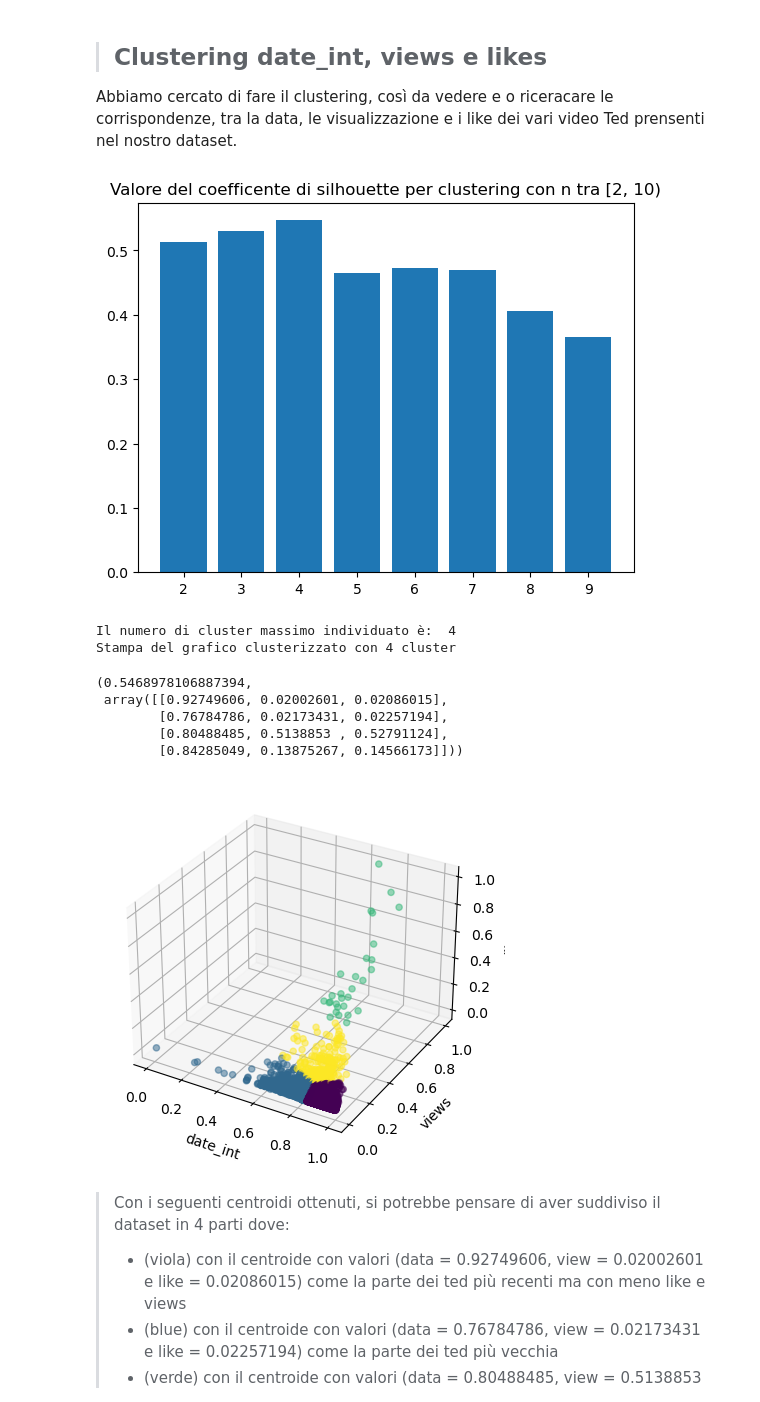
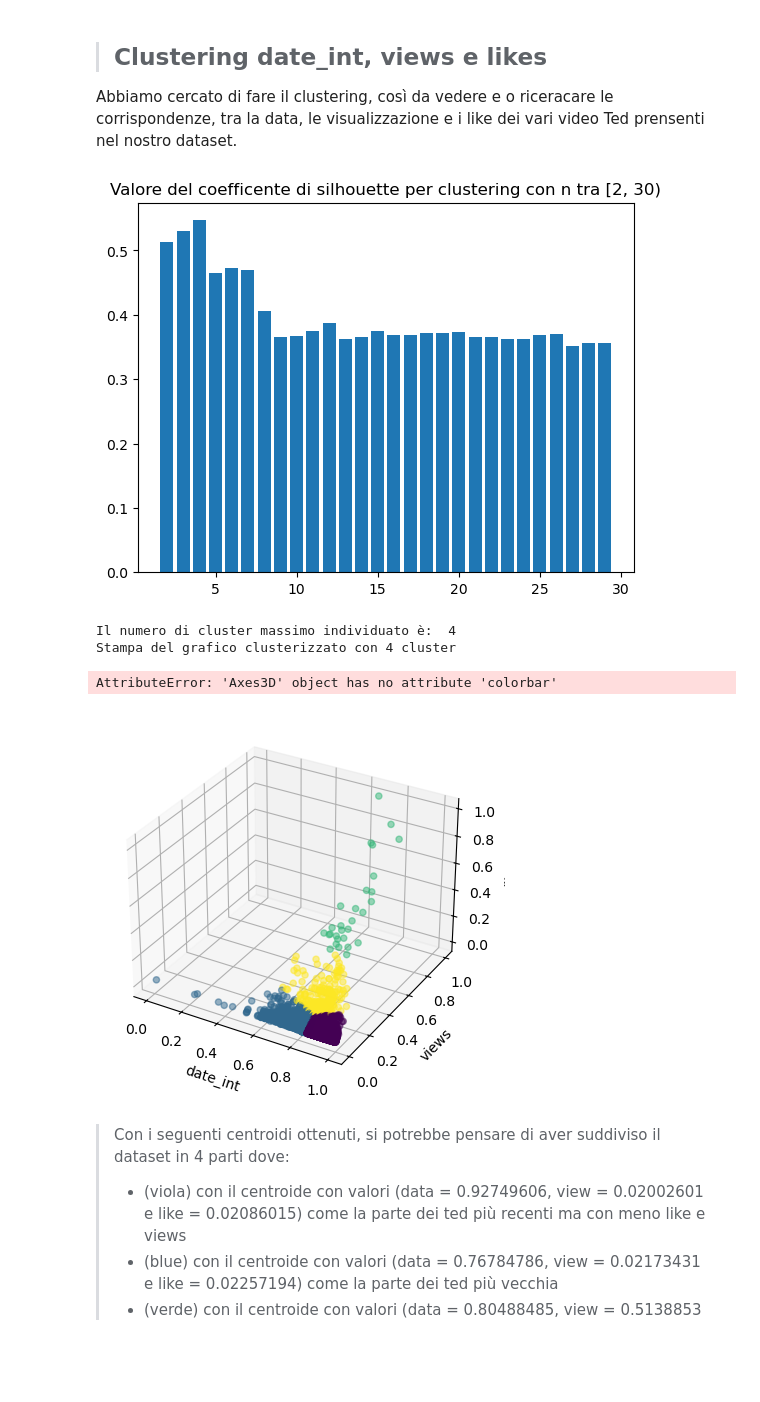
Before and after one commit to InKeaton/DataTed, a Jupyter notebook: data_ted_neo.ipynb, the cells around one changed output. Saved outputs shown, nothing was run; the diff lists cells and outputs as text; code cells hidden in the pictures; blank space fills up the shorter version.

```diff
--- a/data_ted_neo.ipynb
+++ b/data_ted_neo.ipynb
@@ -744,34 +753,30 @@ Abbiamo cercato di fare il clustering, così da vedere e o riceracare le corrisp
 # %%
 daTed['date_int'] = daTed['date'].astype(int)
 sil_list = []
 max_k = 0
 
-for k in range(2, 10):
+for k in range(2, 30):
     r, _ = cluster_df(daTed, 'date_int', 'views', 'likes', k)
     sil_list.append (r)
     if(sil_list[max_k] < sil_list[len(sil_list)-1]):
         max_k = len(sil_list)-1
 
-plt.title("Valore del coefficente di silhouette per clustering con n tra [2, 10)")
-plt.bar([x for x in range(2,10)], sil_list)
+plt.title("Valore del coefficente di silhouette per clustering con n tra [2, 30)")
+plt.bar([x for x in range(2,30)], sil_list)
 plt.show()
 
 print(
       "Il numero di cluster massimo individuato è: ", max_k+2,
       "\nStampa del grafico clusterizzato con", max_k+2, "cluster"
      )
 
 
 cluster_df(daTed, 'date_int', 'views', 'likes', max_k+2, make_plot=1)
 # %% [output]
-[figure, old version]
+[figure, new version]
 Il numero di cluster massimo individuato è:  4
 Stampa del grafico clusterizzato con 4 cluster
-(0.5468978106887394,
- array([[0.92749606, 0.02002601, 0.02086015],
-        [0.76784786, 0.02173431, 0.02257194],
-        [0.80488485, 0.5138853 , 0.52791124],
-        [0.84285049, 0.13875267, 0.14566173]]))
+AttributeError: 'Axes3D' object has no attribute 'colorbar'
 [figure]
 # %% [markdown]
 >Con i seguenti centroidi ottenuti, si potrebbe pensare di aver suddiviso il dataset in 4 parti dove:
```
Also changed, not shown: parts of 11 cells of this notebook.
